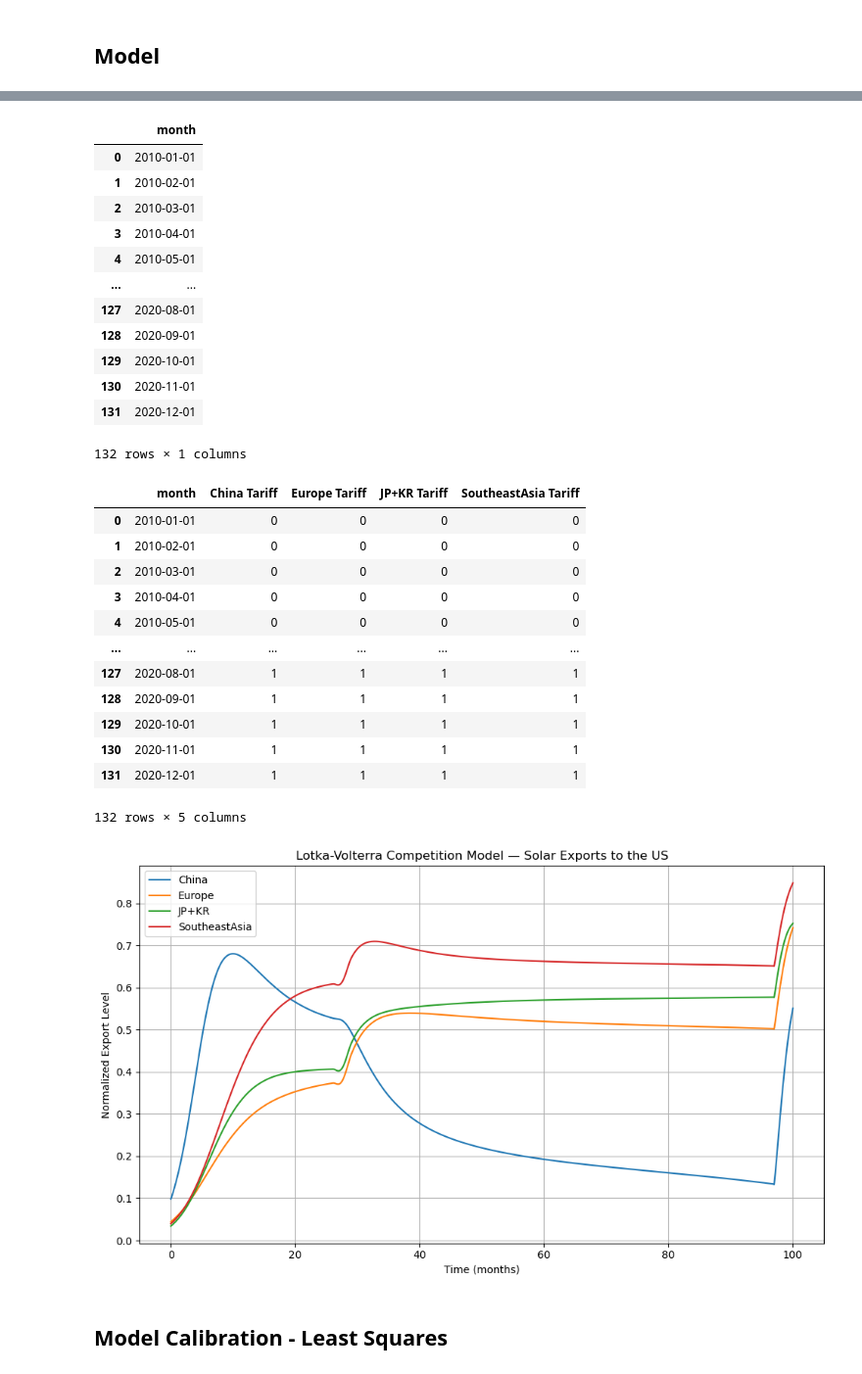
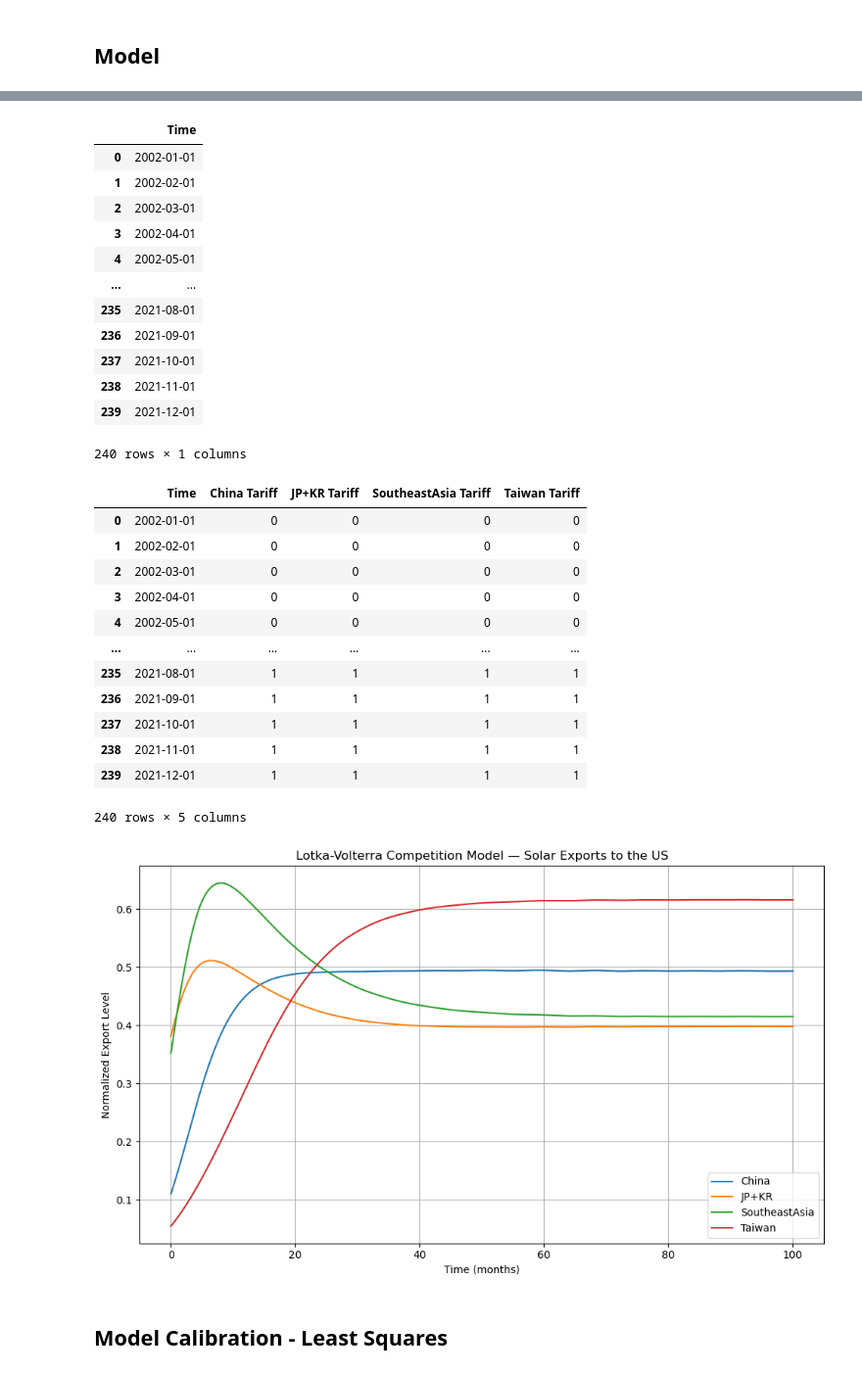
Before and after one commit to LeonardoPolverari/simulation_project, a Jupyter notebook: notebooks/angius_new.ipynb, the cells around one changed output, grey strips where cells are left out. Shown at 98% size. Drawn from its saved outputs; the diff is of its cells as text; code cells hidden in the pictures.

```diff
--- a/notebooks/angius_new.ipynb
+++ b/notebooks/angius_new.ipynb
@@ -68,11 +67,12 @@ plt.show()
 # %% [markdown]
 ## Model
 # %%
-# Fill missing values (optional)
-df = df.fillna(method='ffill').fillna(method='bfill')
+df_normalized = pd.read_csv(data_path / 'dati_leo_normalizzati.csv')
+df_normalized = df_normalized.reset_index(drop=True)
+df_normalized = df_normalized.drop(columns=['europe', 'total'])
+df_normalized
 
-# Normalize the data
-df_normalized = df.set_index('month').apply(lambda x: (x - x.min()) / (x.max() - x.min())).reset_index()
-
-df_normalized
+# df_normalized = df.copy()
+# df_normalized = df_normalized.drop(columns=['europe'])
+# df_normalized
 # %% [output]
@@ -156,42 +156,42 @@ df_normalized
 # plt.show()
 # %%
 df_tariffs = pd.DataFrame()
-df_tariffs['month'] = df_normalized['month']
+df_tariffs['Time'] = df_normalized['Time']
 df_tariffs
 # %% [output]
-|  | month |
-| 0 | 2010-01-01 |
-| 1 | 2010-02-01 |
-| 2 | 2010-03-01 |
-| 3 | 2010-04-01 |
-| 4 | 2010-05-01 |
+|  | Time |
+| 0 | 2002-01-01 |
+| 1 | 2002-02-01 |
+| 2 | 2002-03-01 |
+| 3 | 2002-04-01 |
+| 4 | 2002-05-01 |
 | ... | ... |
-| 127 | 2020-08-01 |
-| 128 | 2020-09-01 |
-| 129 | 2020-10-01 |
-| 130 | 2020-11-01 |
-| 131 | 2020-12-01 |
+| 235 | 2021-08-01 |
+| 236 | 2021-09-01 |
+| 237 | 2021-10-01 |
+| 238 | 2021-11-01 |
+| 239 | 2021-12-01 |
-132 rows × 1 columns
+240 rows × 1 columns
 # %%
-df_tariffs['China Tariff'] = np.where(df_tariffs['month'] < '2012-05-01', 0, 1)
-df_tariffs['Europe Tariff'] = np.where(df_tariffs['month'] < '2018-02-01', 0, 1)
-df_tariffs['JP+KR Tariff'] = np.where(df_tariffs['month'] < '2018-02-01', 0, 1)
-df_tariffs['SoutheastAsia Tariff'] = np.where(df_tariffs['month'] < '2018-02-01', 0, 1)
+df_tariffs['China Tariff'] = np.where(df_tariffs['Time'] < '2012-05-01', 0, 1)
+df_tariffs['JP+KR Tariff'] = np.where(df_tariffs['Time'] < '2018-02-01', 0, 1)
+df_tariffs['SoutheastAsia Tariff'] = np.where(df_tariffs['Time'] < '2018-02-01', 0, 1)
+df_tariffs['Taiwan Tariff'] = np.where(df_tariffs['Time'] < '2014-12-01', 0, 1)
 df_tariffs
 # %% [output]
-|  | month | China Tariff | Europe Tariff | JP+KR Tariff | SoutheastAsia Tariff |
-| 0 | 2010-01-01 | 0 | 0 | 0 | 0 |
-| 1 | 2010-02-01 | 0 | 0 | 0 | 0 |
-| 2 | 2010-03-01 | 0 | 0 | 0 | 0 |
-| 3 | 2010-04-01 | 0 | 0 | 0 | 0 |
-| 4 | 2010-05-01 | 0 | 0 | 0 | 0 |
+|  | Time | China Tariff | JP+KR Tariff | SoutheastAsia Tariff | Taiwan Tariff |
+| 0 | 2002-01-01 | 0 | 0 | 0 | 0 |
+| 1 | 2002-02-01 | 0 | 0 | 0 | 0 |
+| 2 | 2002-03-01 | 0 | 0 | 0 | 0 |
+| 3 | 2002-04-01 | 0 | 0 | 0 | 0 |
+| 4 | 2002-05-01 | 0 | 0 | 0 | 0 |
 | ... | ... | ... | ... | ... | ... |
-| 127 | 2020-08-01 | 1 | 1 | 1 | 1 |
-| 128 | 2020-09-01 | 1 | 1 | 1 | 1 |
-| 129 | 2020-10-01 | 1 | 1 | 1 | 1 |
-| 130 | 2020-11-01 | 1 | 1 | 1 | 1 |
-| 131 | 2020-12-01 | 1 | 1 | 1 | 1 |
+| 235 | 2021-08-01 | 1 | 1 | 1 | 1 |
+| 236 | 2021-09-01 | 1 | 1 | 1 | 1 |
+| 237 | 2021-10-01 | 1 | 1 | 1 | 1 |
+| 238 | 2021-11-01 | 1 | 1 | 1 | 1 |
+| 239 | 2021-12-01 | 1 | 1 | 1 | 1 |
-132 rows × 5 columns
+240 rows × 5 columns
 # %%
 def lotka_volterra_with_tariffs_end(t, X, tariffs,
                                 r1, r2, r3, r4,
@@ -226,37 +226,37 @@ params = {
     'b41': 0.1, 'b42': 0.1, 'b43': 0.1, 'b44': 0.1
 }
 
 # Initial conditions (example, adjust as needed)
 X0 = df_normalized.iloc[0, 1:].values.tolist()  # Use the first row of normalized data as initial conditions
 
 # Time span and evaluation points
 t_span = (0, 100)
 t_eval = np.linspace(*t_span, 500)
 
 # Solve the system
 sol = solve_ivp(
     fun=lambda t, X: lotka_volterra_with_tariffs_end(t, X, df_tariffs, **params),
     t_span=t_span,
     y0=X0,
     t_eval=t_eval,
     method='RK45'
 )
 
 # Plot the results
 plt.figure(figsize=(10, 6))
 plt.plot(sol.t, sol.y[0], label='China')
-plt.plot(sol.t, sol.y[1], label='Europe')
-plt.plot(sol.t, sol.y[2], label='JP+KR')
-plt.plot(sol.t, sol.y[3], label='SoutheastAsia')
+plt.plot(sol.t, sol.y[1], label='JP+KR')
+plt.plot(sol.t, sol.y[2], label='SoutheastAsia')
+plt.plot(sol.t, sol.y[3], label='Taiwan')
 plt.title('Lotka-Volterra Competition Model — Solar Exports to the US')
 plt.xlabel('Time (months)')
 plt.ylabel('Normalized Export Level')
 plt.legend()
 plt.grid(True)
 plt.tight_layout()
 plt.show()
 # %% [output]
-[figure, old version]
+[figure, new version]
 # %% [markdown]
 ## Model Calibration - Least Squares
 # %%
```
Also changed, not shown: parts of 4 cells of this notebook.
